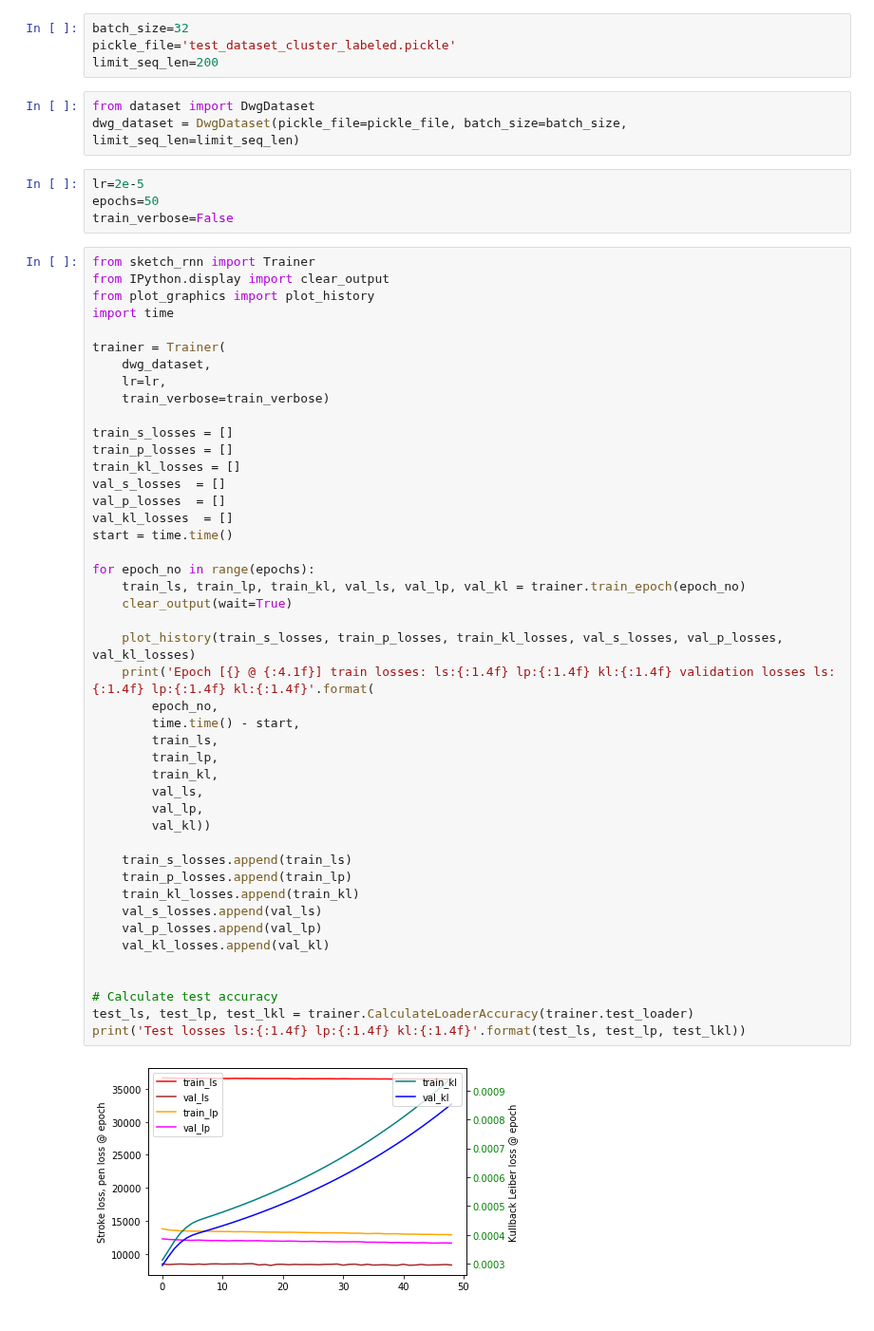
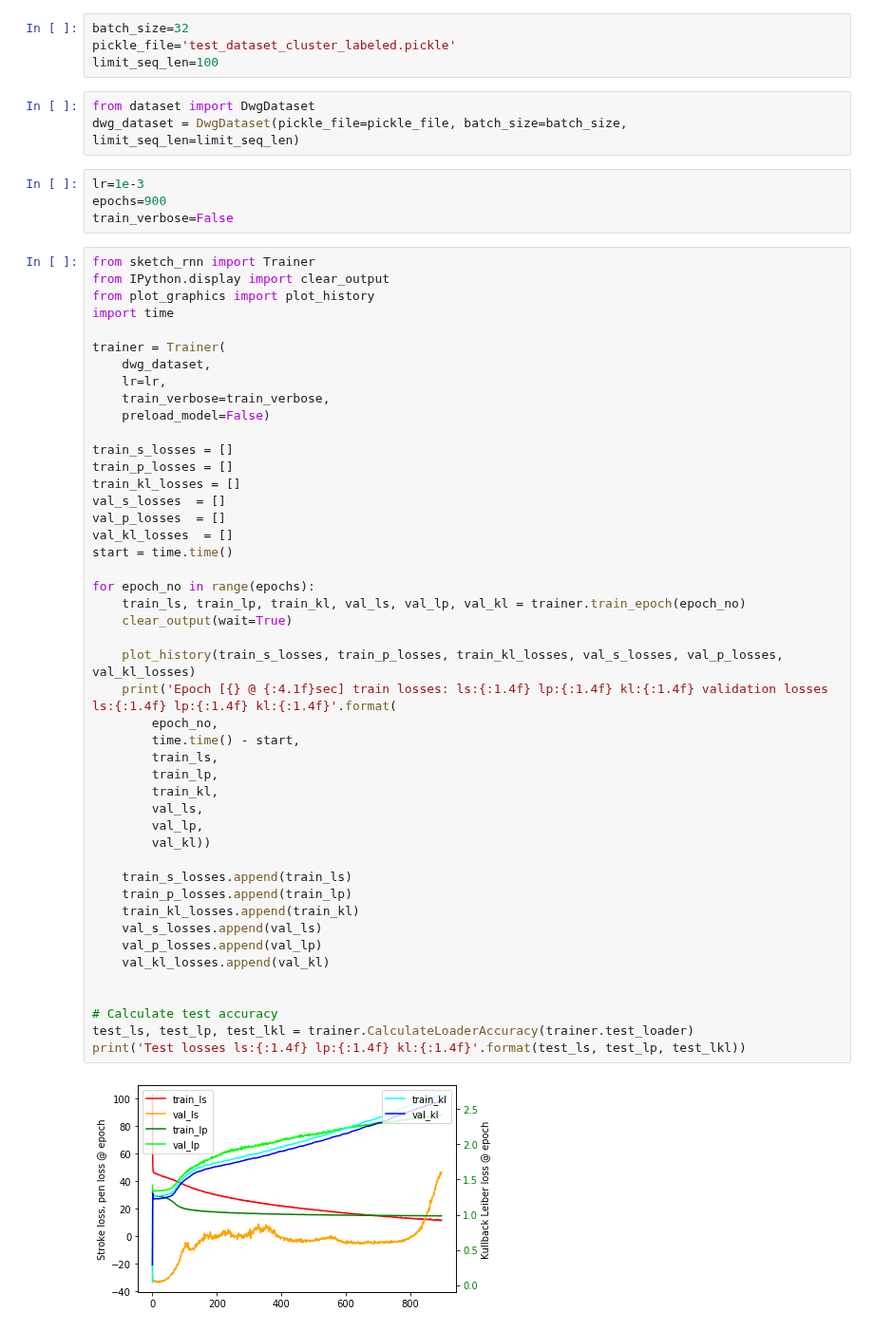
Before and after one commit to mihanick/dwg-crawl, a Jupyter notebook: JupyterNotebooks/7. Train.ipynb, the cells around one changed output. Shown at 95% size. Cells and saved outputs as stored; diff of their text form.

```diff
--- a/JupyterNotebooks/7. Train.ipynb
+++ b/JupyterNotebooks/7. Train.ipynb
@@ -3,13 +3,13 @@
 # %%
 batch_size=32
 pickle_file='test_dataset_cluster_labeled.pickle'
-limit_seq_len=200
+limit_seq_len=100
 # %%
 from dataset import DwgDataset
 dwg_dataset = DwgDataset(pickle_file=pickle_file, batch_size=batch_size, limit_seq_len=limit_seq_len)
 # %%
-lr=2e-5
-epochs=50
+lr=1e-3
+epochs=900
 train_verbose=False
 # %%
 from sketch_rnn import Trainer
@@ -20,7 +20,8 @@ import time
 trainer = Trainer(
     dwg_dataset,
     lr=lr,
-    train_verbose=train_verbose)
+    train_verbose=train_verbose,
+    preload_model=False)
 
 train_s_losses = []
 train_p_losses = []
@@ -29,32 +30,32 @@ val_s_losses  = []
 val_p_losses  = []
 val_kl_losses  = []
 start = time.time()
 
 for epoch_no in range(epochs):
     train_ls, train_lp, train_kl, val_ls, val_lp, val_kl = trainer.train_epoch(epoch_no)
     clear_output(wait=True)
 
     plot_history(train_s_losses, train_p_losses, train_kl_losses, val_s_losses, val_p_losses, val_kl_losses)
-    print('Epoch [{} @ {:4.1f}] train losses: ls:{:1.4f} lp:{:1.4f} kl:{:1.4f} validation losses ls:{:1.4f} lp:{:1.4f} kl:{:1.4f}'.format(
+    print('Epoch [{} @ {:4.1f}sec] train losses: ls:{:1.4f} lp:{:1.4f} kl:{:1.4f} validation losses ls:{:1.4f} lp:{:1.4f} kl:{:1.4f}'.format(
         epoch_no,
         time.time() - start,
         train_ls,
         train_lp,
         train_kl,
         val_ls,
         val_lp,
         val_kl))
 
     train_s_losses.append(train_ls)
     train_p_losses.append(train_lp)
     train_kl_losses.append(train_kl)
     val_s_losses.append(val_ls)
     val_p_losses.append(val_lp)
     val_kl_losses.append(val_kl)
 
 
 # Calculate test accuracy
 test_ls, test_lp, test_lkl = trainer.CalculateLoaderAccuracy(trainer.test_loader)
 print('Test losses ls:{:1.4f} lp:{:1.4f} kl:{:1.4f}'.format(test_ls, test_lp, test_lkl))
 # %% [output]
-[figure, old version]
+[figure, new version]
```
Also changed, not shown: parts of 1 cell of this notebook, 3 other files.
